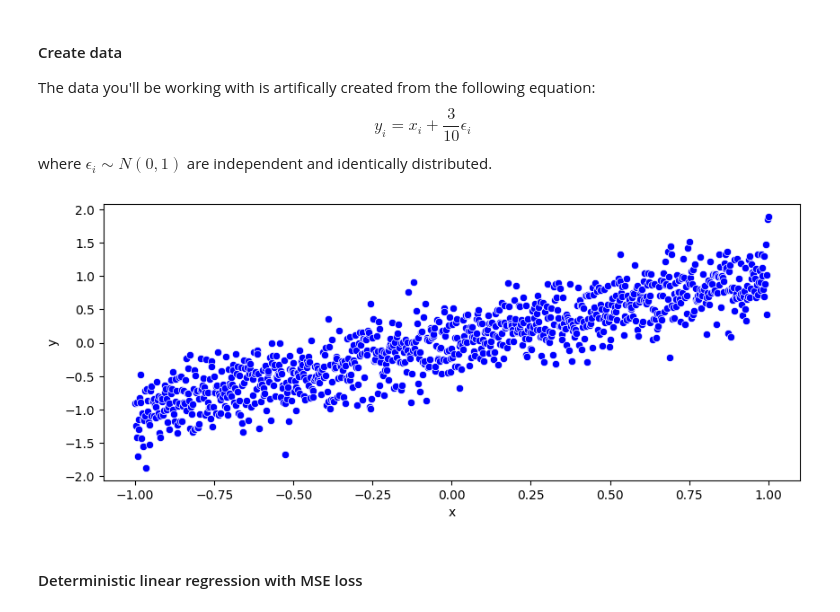
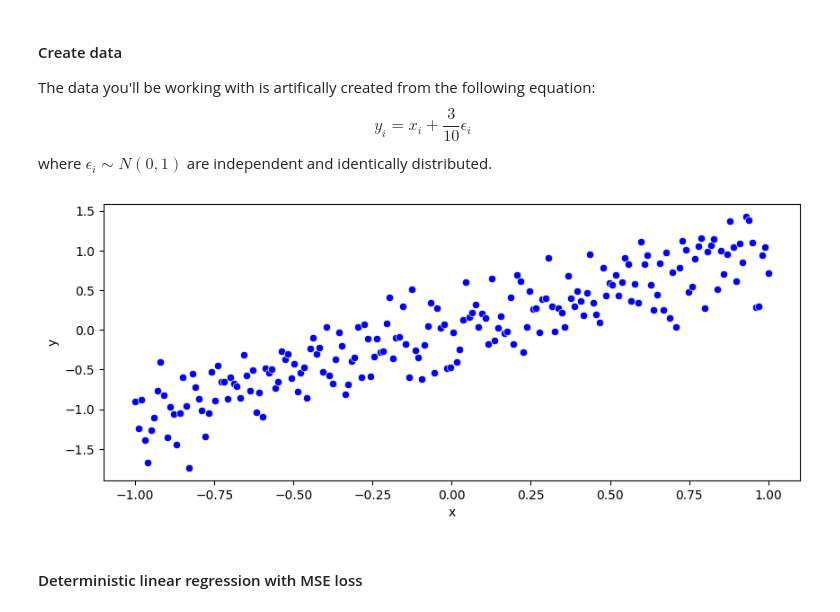
Before and after one commit to MengOonLee/Deep_learning, a Jupyter notebook: TensorFlow/Probabilistic/Bayesian/Bayesian.ipynb, the cells around one changed output. Saved outputs shown, nothing was run; the diff lists cells and outputs as text; code cells hidden in the pictures.

```diff
--- a/TensorFlow/Probabilistic/Bayesian/Bayesian.ipynb
+++ b/TensorFlow/Probabilistic/Bayesian/Bayesian.ipynb
@@ -478,23 +439,23 @@ where $\epsilon_i \sim N(0, 1)$ are independent and identically distributed.
 # %%
 import tensorflow as tf
 tf.random.set_seed(seed=42)
 import matplotlib.pyplot as plt
 import seaborn as sns
 
 # Create and plot 100 points of training data
-x_train = tf.linspace(start=-1., stop=1., num=1000)
-y_train = x_train + 0.3*tf.random.normal(shape=(1000,))
+x_train = tf.linspace(start=-1., stop=1., num=200)
+y_train = x_train + 0.3*tf.random.normal(shape=(200,))
 ds_train = tf.data.Dataset.from_tensor_slices(tensors=(x_train, y_train))
 ds_train = ds_train.cache().shuffle(buffer_size=len(y_train))
 ds_train = ds_train.batch(batch_size=32).prefetch(buffer_size=tf.data.AUTOTUNE)
 
 plt.figure(figsize=(10, 4))
 sns.scatterplot(x=x_train, y=y_train, color="blue")
 plt.xlabel(xlabel="x")
 plt.ylabel(ylabel="y")
 plt.show()
 # %% [output]
-[figure, old version]
+[figure, new version]
 # %% [markdown]
 #### Deterministic linear regression with MSE loss
 # %%
```
Also changed, not shown: parts of 2 cells of this notebook.
